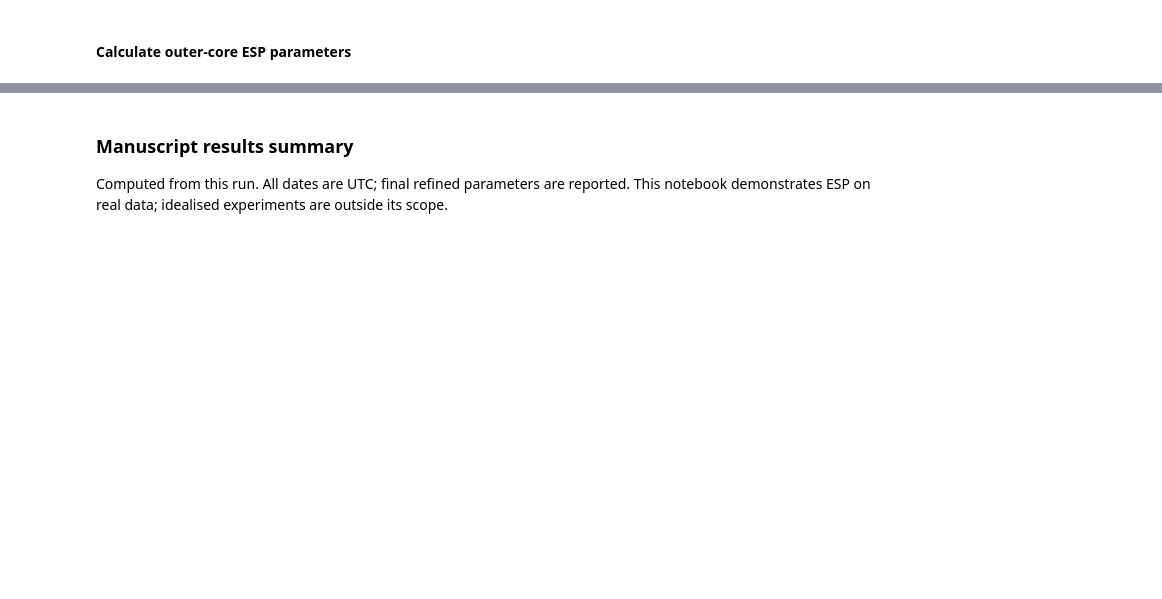
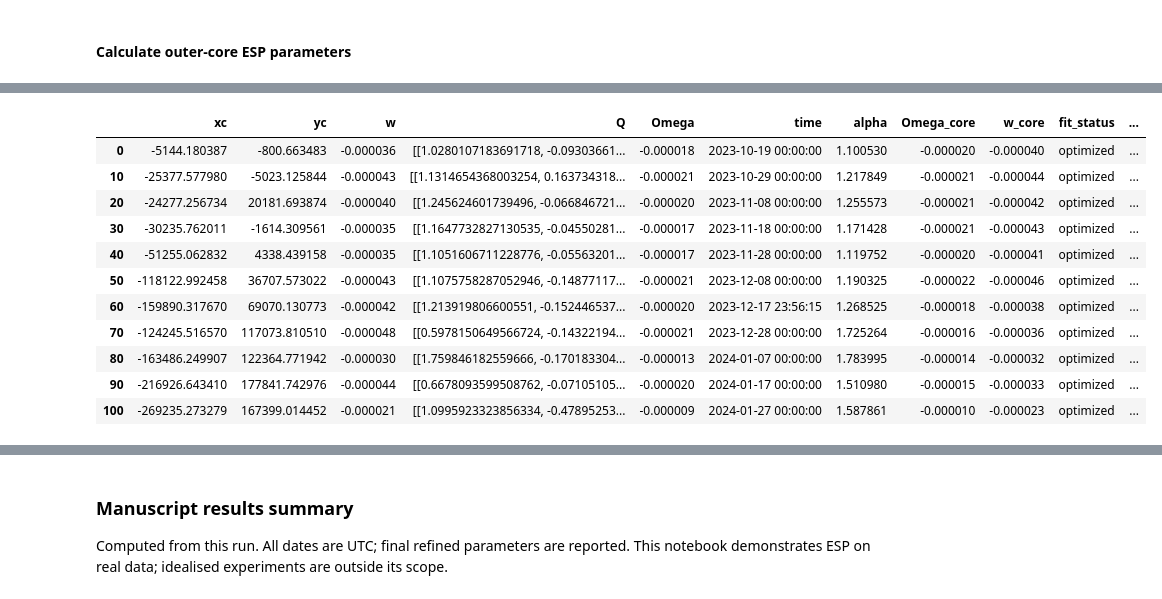
Before and after one commit to regdowse/elliptical_streamfunction_parametrisation, a Jupyter notebook: DOPPIO_gridded_data.ipynb, the cells around one changed output, grey strips where cells are left out. Saved outputs shown, nothing was run; the diff lists cells and outputs as text; code cells hidden in the pictures; blank space fills up the shorter version.

```diff
--- a/DOPPIO_gridded_data.ipynb
+++ b/DOPPIO_gridded_data.ipynb
@@ -364,7 +436,20 @@ plot_model(df_res, ds_cop, ds_model, df_xyuv, time=figure_time, spac=2, out_thre
 # %%
 # Results
 df_paper = df_res.copy()
-df_paper.loc[np.arange(0, 100, 10)]
+df_paper.iloc[::10]
+# %% [output]
+|  | xc | yc | w | Q | Omega | time | alpha | Omega_core | w_core | fit_status | ... |
+| 0 | -5144.180387 | -800.663483 | -0.000036 | [[1.0280107183691718, -0.09303661... | -0.000018 | 2023-10-19 00:00:00 | 1.100530 | -0.000020 | -0.000040 | optimized | ... |
+| 10 | -25377.577980 | -5023.125844 | -0.000043 | [[1.1314654368003254, 0.163734318... | -0.000021 | 2023-10-29 00:00:00 | 1.217849 | -0.000021 | -0.000044 | optimized | ... |
+| 20 | -24277.256734 | 20181.693874 | -0.000040 | [[1.245624601739496, -0.066846721... | -0.000020 | 2023-11-08 00:00:00 | 1.255573 | -0.000021 | -0.000042 | optimized | ... |
+| 30 | -30235.762011 | -1614.309561 | -0.000035 | [[1.1647732827130535, -0.04550281... | -0.000017 | 2023-11-18 00:00:00 | 1.171428 | -0.000021 | -0.000043 | optimized | ... |
+| 40 | -51255.062832 | 4338.439158 | -0.000035 | [[1.1051606711228776, -0.05563201... | -0.000017 | 2023-11-28 00:00:00 | 1.119752 | -0.000020 | -0.000041 | optimized | ... |
+| 50 | -118122.992458 | 36707.573022 | -0.000043 | [[1.1075758287052946, -0.14877117... | -0.000021 | 2023-12-08 00:00:00 | 1.190325 | -0.000022 | -0.000046 | optimized | ... |
+| 60 | -159890.317670 | 69070.130773 | -0.000042 | [[1.213919806600551, -0.152446537... | -0.000020 | 2023-12-17 23:56:15 | 1.268525 | -0.000018 | -0.000038 | optimized | ... |
+| 70 | -124245.516570 | 117073.810510 | -0.000048 | [[0.5978150649566724, -0.14322194... | -0.000021 | 2023-12-28 00:00:00 | 1.725264 | -0.000016 | -0.000036 | optimized | ... |
+| 80 | -163486.249907 | 122364.771942 | -0.000030 | [[1.759846182559666, -0.170183304... | -0.000013 | 2024-01-07 00:00:00 | 1.783995 | -0.000014 | -0.000032 | optimized | ... |
+| 90 | -216926.643410 | 177841.742976 | -0.000044 | [[0.6678093599508762, -0.07105105... | -0.000020 | 2024-01-17 00:00:00 | 1.510980 | -0.000015 | -0.000033 | optimized | ... |
+| 100 | -269235.273279 | 167399.014452 | -0.000021 | [[1.0995923323856334, -0.47895253... | -0.000009 | 2024-01-27 00:00:00 | 1.587861 | -0.000010 | -0.000023 | optimized | ... |
 # %%
 # Time series
 clrs = plt.colormaps['tab10']
```
Also changed, not shown: parts of 9 cells of this notebook, 7 other files.
